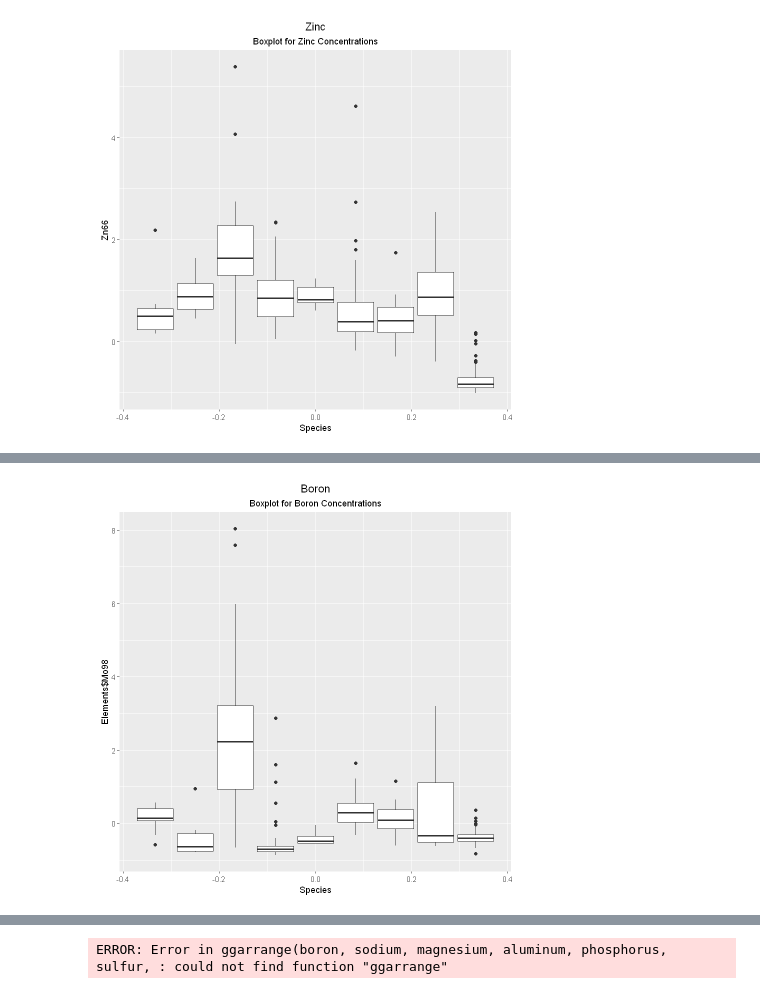
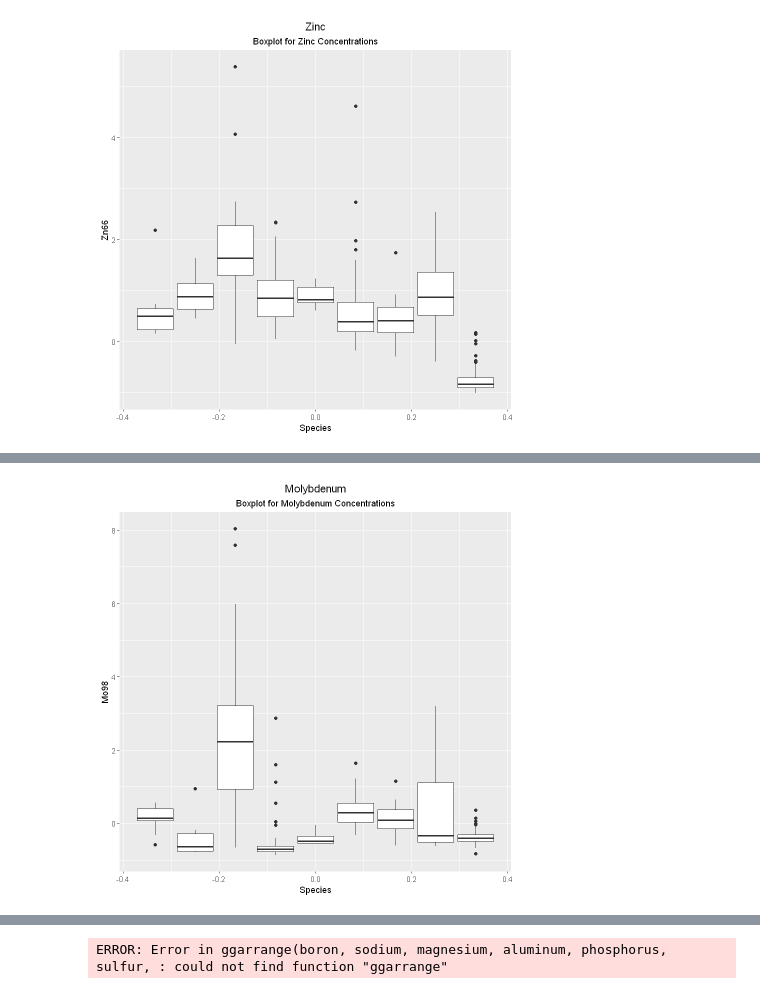
Before and after one commit to Kovacs-Lab/Aim-3, a Jupyter notebook: Ionomics/Boxplots.ipynb, the cells around one changed output, grey strips where cells are left out. Cells and saved outputs as stored; diff of their text form; code cells hidden in the pictures.

```diff
--- a/Ionomics/Boxplots.ipynb
+++ b/Ionomics/Boxplots.ipynb
@@ -307,11 +295,11 @@ Warning message:
 # %%
-#boxplot(Elements$Mo98~Elements$Spec_int) # Boxplots of molybdenum concentraions
-#boxplot(Elements$Mo98~Elements$Spec_int) #molybdenum
-molybdenum <- ggplot(Elements, aes(group=Elements$Spec_int, y=Elements$Mo98)) +
+#molybdenum <- boxplot(Mo98~Spec_int) # Boxplots of molybdenum concentraions
+#boxplot(Mo98~Spec_int) #molybdenum
+molybdenum <- ggplot(Elements, aes(group=Spec_int, y=Mo98)) +
   geom_boxplot() +
   labs(
-    title = "Boron",
-    subtitle = "Boxplot for Boron Concentrations",
+    title = "Molybdenum",
+    subtitle = "Boxplot for Molybdenum Concentrations",
     x = "Species"
     )
 molybdenum
@@ -323,2 +307,2 @@ Warning message:
-[figure, old version]
+[figure, new version]
 # %%
```
Also changed, not shown: parts of 5 cells of this notebook.
